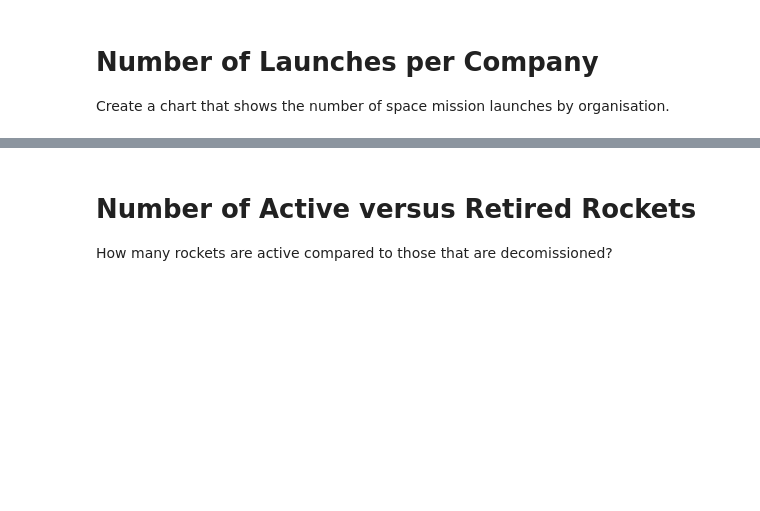
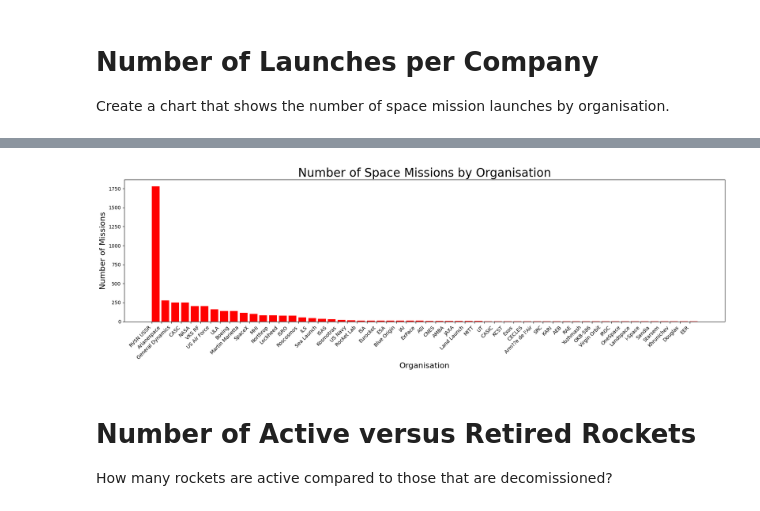
Before and after one commit to chgwyellow/Analyse---Visualise-the-Space-Race, a Jupyter notebook: Space_Missions_Analysis.ipynb, the cells around one changed output, grey strips where cells are left out. Drawn from its saved outputs; the diff is of its cells as text; code cells hidden in the pictures; blank space fills up the shorter version.

Commit message:
completed the Number of Launches per Company.

```diff
--- a/Space_Missions_Analysis.ipynb
+++ b/Space_Missions_Analysis.ipynb
@@ -118,0 +98,3 @@ df_data.groupby("Organisation").count()
+# %%
+org_counts = df_data.Organisation.value_counts()
+org_counts
@@ -119,3 +119,21 @@ df_data.groupby("Organisation").count()
+# %%
+plt.figure(figsize=(18,6))
+
+plt.bar(
+    org_counts.index,
+    org_counts.values,
+    color="red",
+    align="edge",
+)
+
+plt.title("Number of Space Missions by Organisation", fontsize=24)
+plt.xlabel("Organisation", fontsize=16)
+plt.ylabel("Number of Missions", fontsize=16)
+plt.xticks(rotation=45, ha="right")
+plt.tight_layout()
+plt.show()
+# %% [output]
+[figure, added]
 # %% [markdown]
 # Number of Active versus Retired Rockets
 
```
Also changed, not shown: parts of 2 cells of this notebook.
